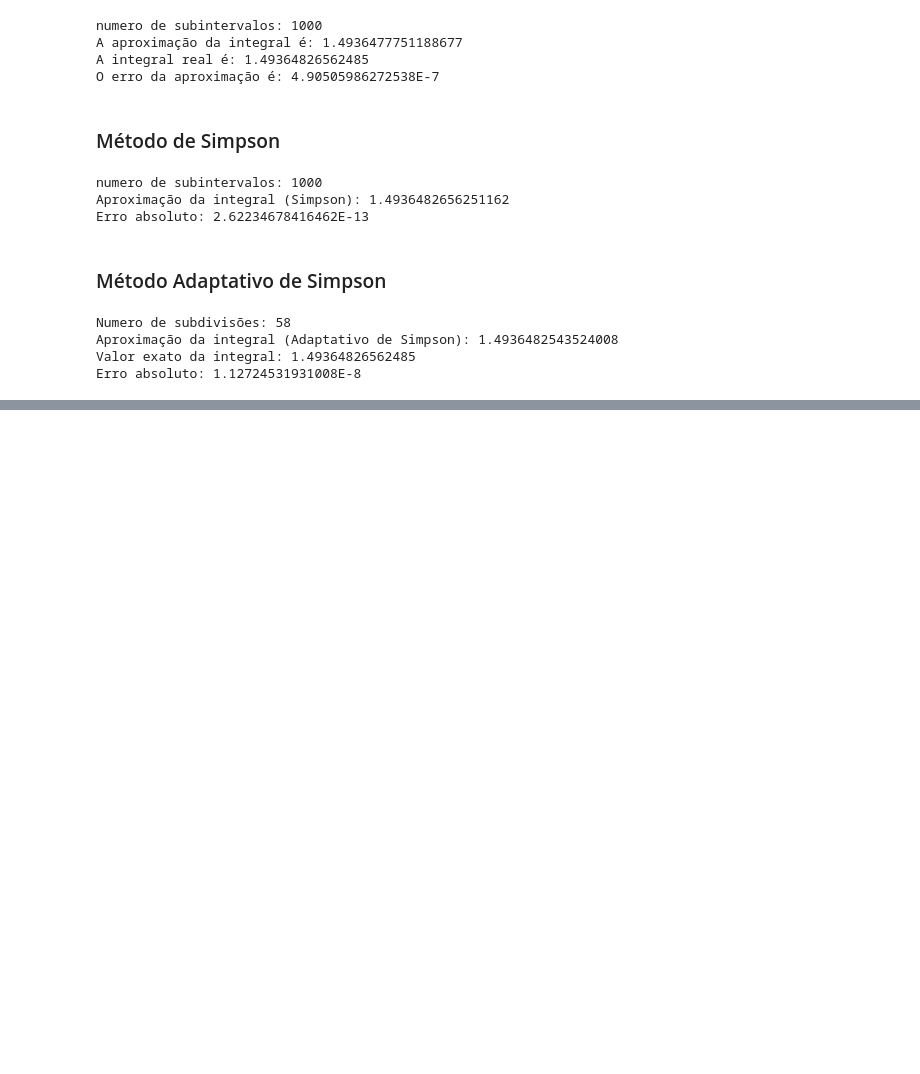
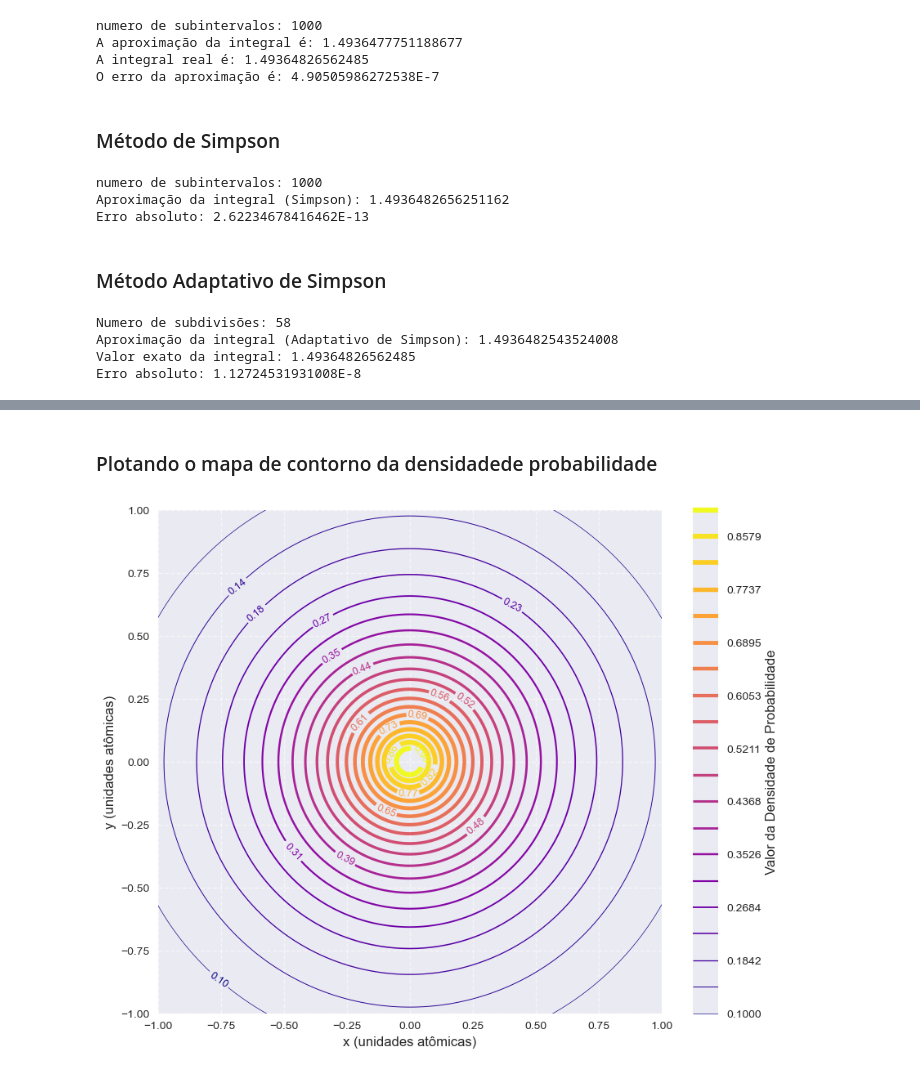
Before and after one commit to LuizDaniel-2/ATV7-FisComp, a Jupyter notebook: ATV7.ipynb, the cells around one changed output, grey strips where cells are left out. Saved outputs shown, nothing was run; the diff lists cells and outputs as text; code cells hidden in the pictures; blank space fills up the shorter version.

```diff
--- a/ATV7.ipynb
+++ b/ATV7.ipynb
@@ -262,0 +700,53 @@ Erro absoluto: 1.12724531931008E-8
+# %% [markdown]
+### Plotando o mapa de contorno da densidadede probabilidade
+# %%
+# 1. Definir a função de densidade de probabilidade P(x, y)
+def p_xy(x, y):
+    """
+    Calcula a densidade de probabilidade P(x,y) = e^(-2r)
+    onde r = sqrt(x^2 + y^2).
+    """
+    r = np.sqrt(x**2 + y**2)
+    return np.exp(-2 * r)
+
+# 2. Criar a grade (grid) de pontos para o plot
+x_vals = np.linspace(-2.5, 2.5, 400)
+y_vals = np.linspace(-2.5, 2.5, 400)
+X, Y = np.meshgrid(x_vals, y_vals)
+
+# 3. Calcular o valor de P(x, y) para cada ponto da grade
+Z = p_xy(X, Y)
+
+# 4. Definir os níveis de contorno e suas respectivas espessuras
+niveis = np.linspace(0.1, 0.9, 20)  # Reduzi o número de níveis para o gráfico ficar mais limpo
+espessuras = niveis * 5             # Ajustei a escala das espessuras
+
+# 5. Criar o mapa de contorno
+plt.figure(figsize=(10, 8))
+
+# Usamos plt.xlim() e plt.ylim() para definir a caixa de visualização
+plt.xlim(-1., 1.)
+plt.ylim(-1., 1.)
+
+# A função contour desenha as linhas
+contorno = plt.contour(X, Y, Z, levels=niveis, linewidths=espessuras, cmap='plasma')
+
+# Adicionar um rótulo aos contornos para ver o valor de cada linha
+plt.clabel(contorno, inline=True, fontsize=9, fmt='%1.2f')
+
+# Configurações do gráfico
+plt.xlabel("x (unidades atômicas)", fontsize=12)
+plt.ylabel("y (unidades atômicas)", fontsize=12)
+
+# Garantir que a escala dos eixos seja a mesma (círculos perfeitos)
+plt.gca().set_aspect('equal', adjustable='box')
+plt.grid(True, linestyle='--', alpha=0.6)
+
+# Adicionar uma barra de cores
+cbar = plt.colorbar(contorno)
+cbar.set_label("Valor da Densidade de Probabilidade", fontsize=12)
+
+# Exibir o gráfico
+plt.show()
+# %% [output]
+[figure, added]
```
Also changed, not shown: parts of 9 cells of this notebook.
